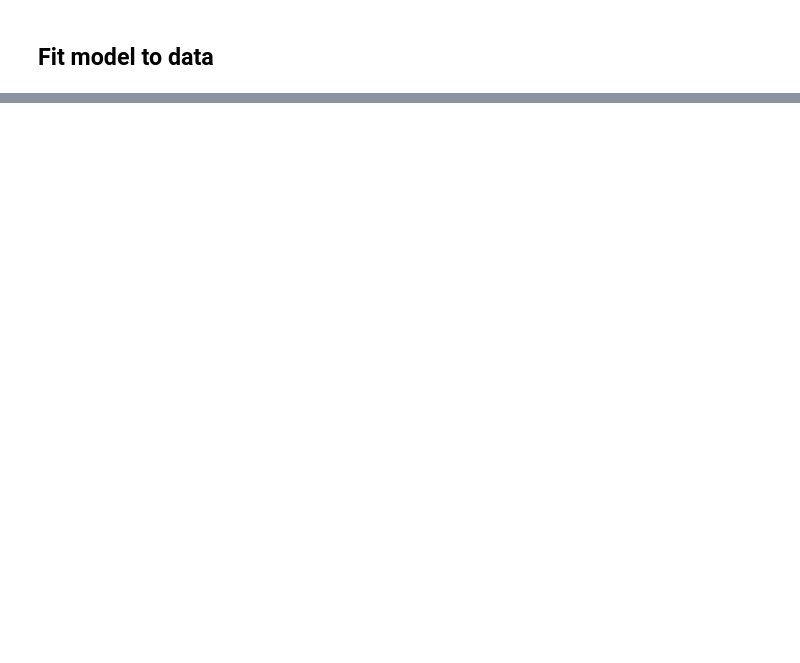
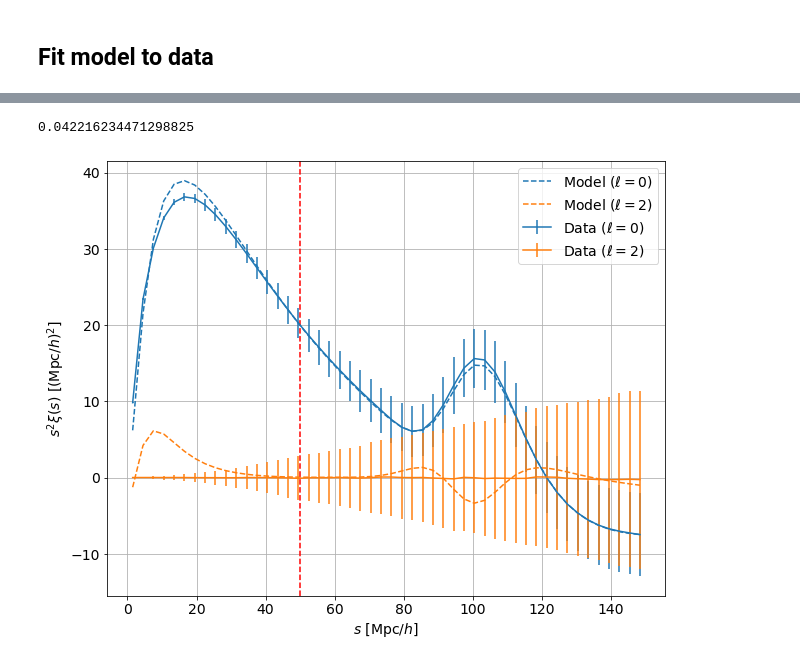
Before and after one commit to mathildepinon/densitysplit, a Jupyter notebook: nb/BAO_fit.ipynb, the cells around one changed output, grey strips where cells are left out. Saved outputs shown, nothing was run; the diff lists cells and outputs as text; code cells hidden in the pictures; blank space fills up the shorter version.

```diff
--- a/nb/BAO_fit.ipynb
+++ b/nb/BAO_fit.ipynb
@@ -402,0 +81,11 @@ else:
+# %%
+# Remove small scales (linear model not valid at small scales)
+lower_s_limit = 50 # Mpc/h
+
+# initialize parameters
+broadband_coeffs = np.tile([0., 0., 0.], nells)
+params_init = {'b': 2, 'broadband_coeffs': broadband_coeffs}
+
+pk_model.fit(fit_params_init=params_init, s_lower_limit=50)
+
+model = pk_model.model(pk_model_params=pk_model.model_popt_dict, broadband_coeffs=pk_model.broadband_coeffs)
@@ -402,0 +110,8 @@ else:
+# %%
+pk_model.chi_square()
+# %% [output]
+0.042216234471298825
+# %%
+pk_model.plot_model(plot_data=True)
+# %% [output]
+[figure, added]
```
Also changed, not shown: parts of 27 cells of this notebook, 10 other files.
